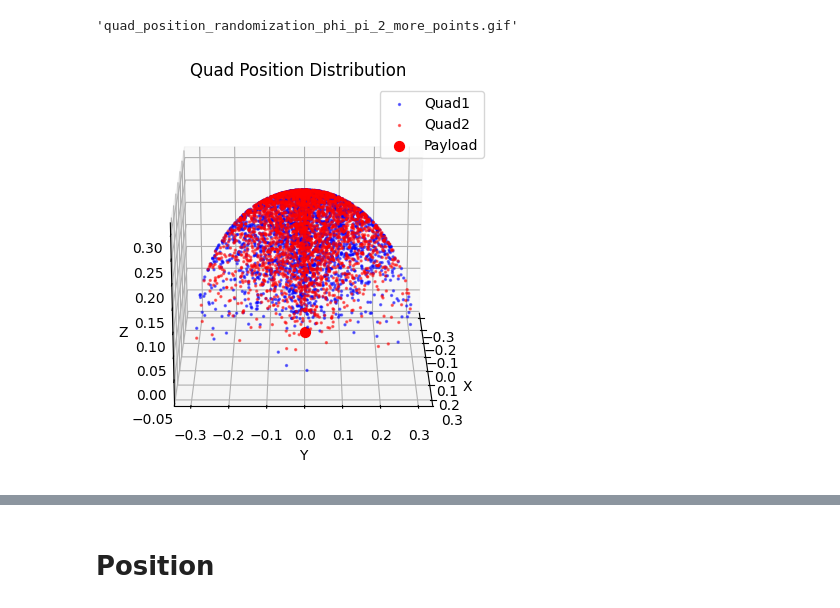
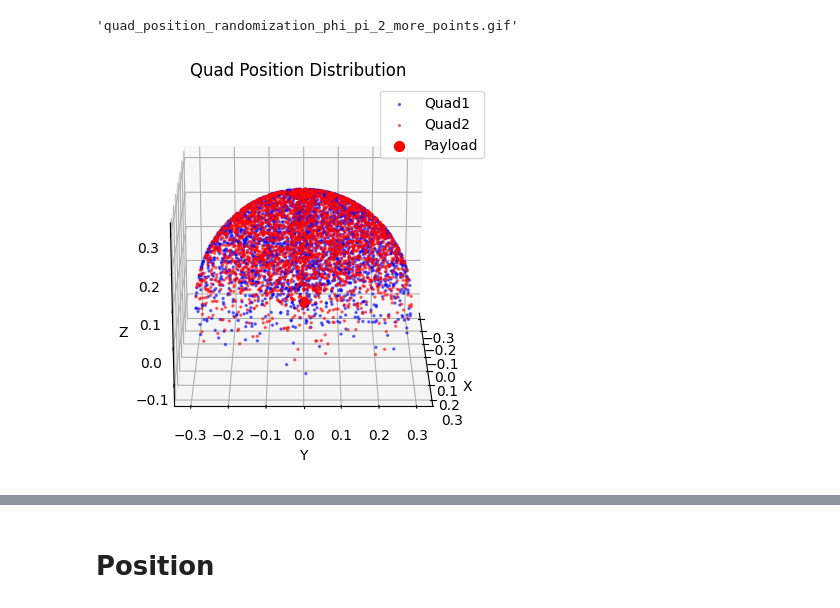
Before and after one commit to FLAIROx/JaxMARL, a Jupyter notebook: jaxmarl/environments/mabrax/randomization.ipynb, the cells around one changed output, grey strips where cells are left out. Cells and saved outputs as stored; diff of their text form; code cells hidden in the pictures.

```diff
--- a/jaxmarl/environments/mabrax/randomization.ipynb
+++ b/jaxmarl/environments/mabrax/randomization.ipynb
@@ -13,8 +13,8 @@ std_r = 0.1
 clip_min = 0.05
 clip_max = 0.3
 
-mean_theta = jnp.pi / 7
-mean_theta2 = -jnp.pi / 7
+mean_theta = jnp.pi / 4
+mean_theta2 = -jnp.pi / 4
 std_theta = jnp.pi / 8
 
 # Initialize PRNG key and split for all random arrays
@@ -51,34 +51,34 @@ z_3d = r * jnp.cos(theta) + payload_pos[2]
 x2_3d = r2 * jnp.sin(theta2) * jnp.cos(phi2) + payload_pos[0]
 y2_3d = r2 * jnp.sin(theta2) * jnp.sin(phi2) + payload_pos[1]
 z2_3d = r2 * jnp.cos(theta2) + payload_pos[2]
 
 # Generate animation
 fig = plt.figure(figsize=(6, 5))
 ax = fig.add_subplot(111, projection='3d')
 scatter1 = ax.scatter(np.array(x_3d), np.array(y_3d), np.array(z_3d), s=2, alpha=0.5, color='blue', label='Quad1', zorder=0)
 scatter2 = ax.scatter(np.array(x2_3d), np.array(y2_3d), np.array(z2_3d), s=2, alpha=0.5, color='red', label='Quad2', zorder=1)
 ax.scatter(0, 0, 0, color='red', s=50, label='Payload')  # Red point at origin
 ax.set_xlabel('X')
 ax.set_ylabel('Y')
 ax.set_zlabel('Z')
 ax.set_title('Quad Position Distribution')
 ax.legend()
 
 def update(angle):
     ax.view_init(elev=20, azim=angle)
     return fig,
 
 ani = animation.FuncAnimation(fig, update, frames=np.linspace(0, 360, 60), interval=60)
 
 # Save as GIF
 
 gif_path = "quad_position_randomization_phi_pi_2_more_points.gif"
 ani.save(gif_path, writer='pillow', fps=15)
 
 gif_path
 # %% [output]
 'quad_position_randomization_phi_pi_2_more_points.gif'
-[figure, old version]
+[figure, new version]
 # %%
 # Set phi = 0
 phi0 = 0.0  # Not used since cos(0)=1 and sin(0)=0
```
Also changed, not shown: parts of 1 cell of this notebook, 4 other files.
